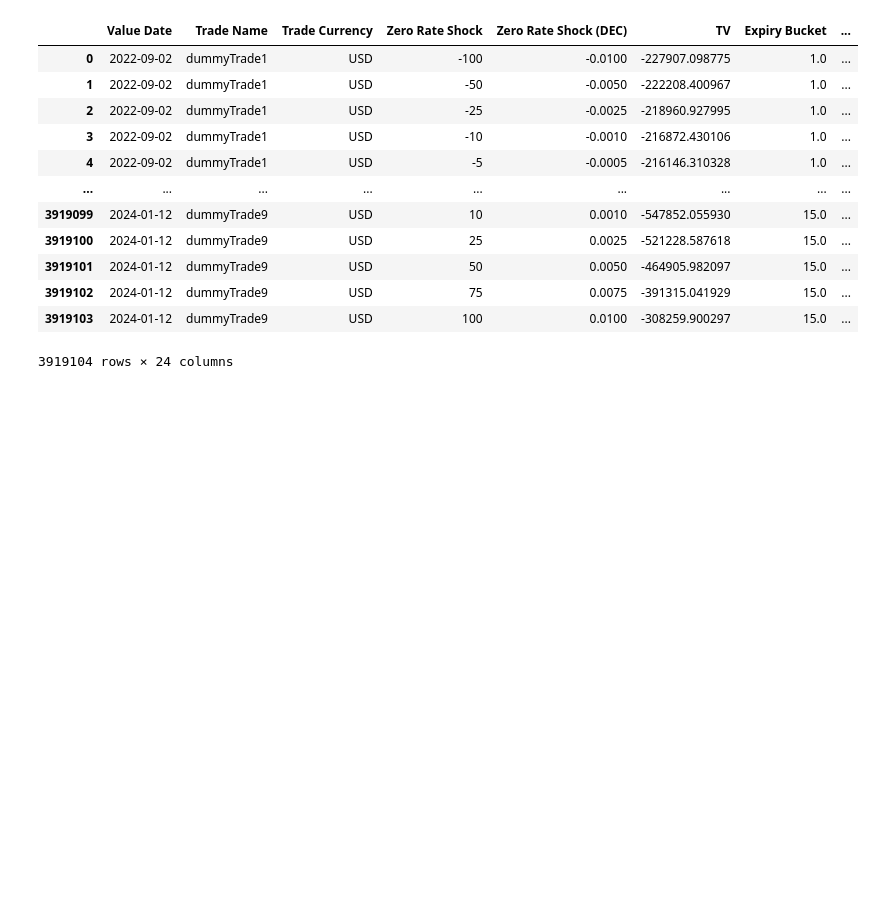
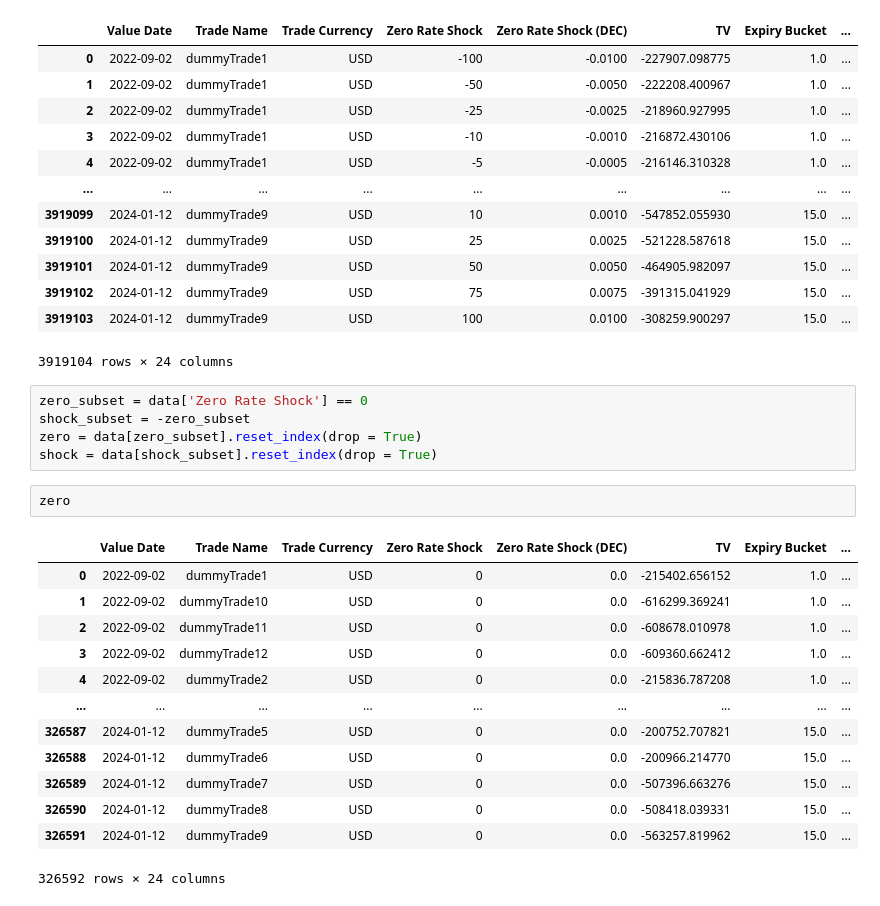
Before and after one commit to jacksonhk/UBS-data, a Jupyter notebook: IRModel.ipynb, the cells around one changed output. Saved outputs shown, nothing was run; the diff lists cells and outputs as text; blank space fills up the shorter version.

Commit message:
Data subsetting & feature engineering

```diff
--- a/IRModel.ipynb
+++ b/IRModel.ipynb
@@ -40,3 +40,24 @@ data
 | 3919102 | 2024-01-12 | dummyTrade9 | USD | 75 | 0.0075 | -391315.041929 | 15.0 | ... |
 | 3919103 | 2024-01-12 | dummyTrade9 | USD | 100 | 0.0100 | -308259.900297 | 15.0 | ... |
 3919104 rows × 24 columns
+# %%
+zero_subset = data['Zero Rate Shock'] == 0
+shock_subset = -zero_subset
+zero = data[zero_subset].reset_index(drop = True)
+shock = data[shock_subset].reset_index(drop = True)
+# %%
+zero
+# %% [output]
+|  | Value Date | Trade Name | Trade Currency | Zero Rate Shock | Zero Rate Shock (DEC) | TV | Expiry Bucket | ... |
+| 0 | 2022-09-02 | dummyTrade1 | USD | 0 | 0.0 | -215402.656152 | 1.0 | ... |
+| 1 | 2022-09-02 | dummyTrade10 | USD | 0 | 0.0 | -616299.369241 | 1.0 | ... |
+| 2 | 2022-09-02 | dummyTrade11 | USD | 0 | 0.0 | -608678.010978 | 1.0 | ... |
+| 3 | 2022-09-02 | dummyTrade12 | USD | 0 | 0.0 | -609360.662412 | 1.0 | ... |
+| 4 | 2022-09-02 | dummyTrade2 | USD | 0 | 0.0 | -215836.787208 | 1.0 | ... |
+| ... | ... | ... | ... | ... | ... | ... | ... | ... |
+| 326587 | 2024-01-12 | dummyTrade5 | USD | 0 | 0.0 | -200752.707821 | 15.0 | ... |
+| 326588 | 2024-01-12 | dummyTrade6 | USD | 0 | 0.0 | -200966.214770 | 15.0 | ... |
+| 326589 | 2024-01-12 | dummyTrade7 | USD | 0 | 0.0 | -507396.663276 | 15.0 | ... |
+| 326590 | 2024-01-12 | dummyTrade8 | USD | 0 | 0.0 | -508418.039331 | 15.0 | ... |
+| 326591 | 2024-01-12 | dummyTrade9 | USD | 0 | 0.0 | -563257.819962 | 15.0 | ... |
+326592 rows × 24 columns
```
Also changed, not shown: parts of 4 cells of this notebook.
